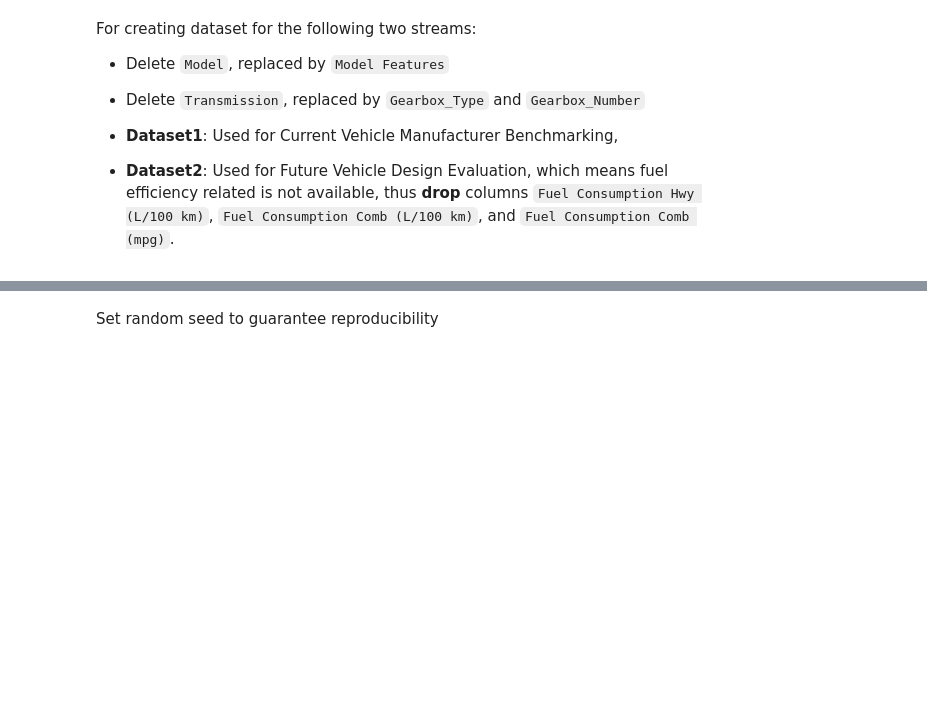
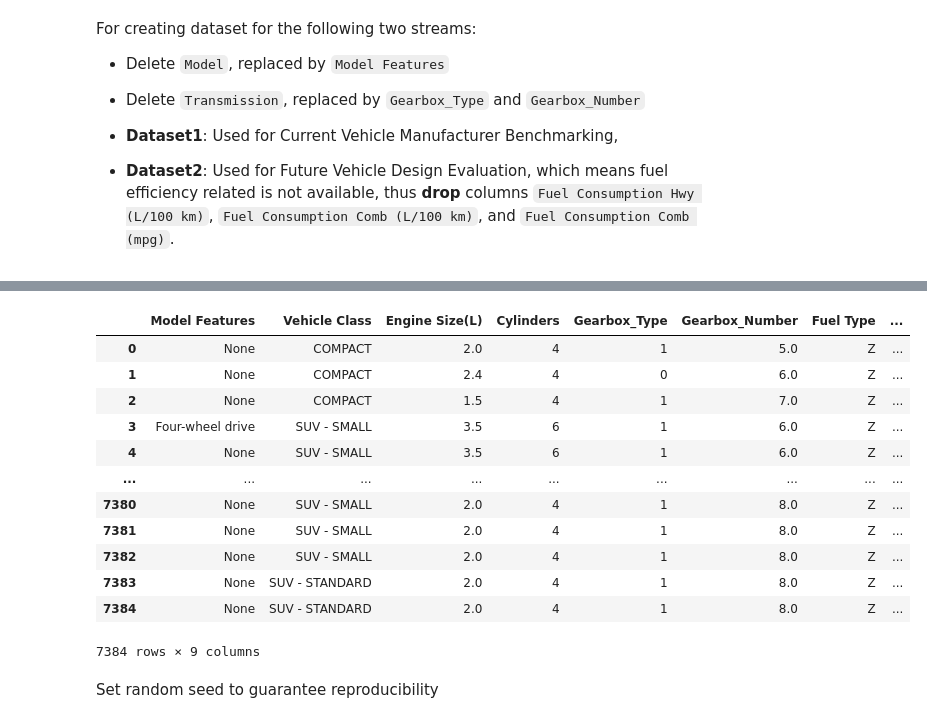
Before and after one commit to yixuan228/MSc_DE_GroupWork4, a Jupyter notebook: Scripts/Notebook1 Prepare Dataset.ipynb, the cells around one changed output, grey strips where cells are left out. Cells and saved outputs as stored; diff of their text form; code cells hidden in the pictures; blank space fills up the shorter version.

```diff
--- a/Scripts/Notebook1 Prepare Dataset.ipynb
+++ b/Scripts/Notebook1 Prepare Dataset.ipynb
@@ -157,3 +179,19 @@ dataset2 = df_co2[['Model Features', 'Vehicle Class', 'Engine Size(L)', 'Cylinde
+# %%
+dataset2
+# %% [output]
+|  | Model Features | Vehicle Class | Engine Size(L) | Cylinders | Gearbox_Type | Gearbox_Number | Fuel Type | ... |
+| 0 | None | COMPACT | 2.0 | 4 | 1 | 5.0 | Z | ... |
+| 1 | None | COMPACT | 2.4 | 4 | 0 | 6.0 | Z | ... |
+| 2 | None | COMPACT | 1.5 | 4 | 1 | 7.0 | Z | ... |
+| 3 | Four-wheel drive | SUV - SMALL | 3.5 | 6 | 1 | 6.0 | Z | ... |
+| 4 | None | SUV - SMALL | 3.5 | 6 | 1 | 6.0 | Z | ... |
+| ... | ... | ... | ... | ... | ... | ... | ... | ... |
+| 7380 | None | SUV - SMALL | 2.0 | 4 | 1 | 8.0 | Z | ... |
+| 7381 | None | SUV - SMALL | 2.0 | 4 | 1 | 8.0 | Z | ... |
+| 7382 | None | SUV - SMALL | 2.0 | 4 | 1 | 8.0 | Z | ... |
+| 7383 | None | SUV - STANDARD | 2.0 | 4 | 1 | 8.0 | Z | ... |
+| 7384 | None | SUV - STANDARD | 2.0 | 4 | 1 | 8.0 | Z | ... |
+7384 rows × 9 columns
 # %% [markdown]
 Set random seed to guarantee reproducibility
 # %%
```
Also changed, not shown: parts of 5 cells of this notebook, 10 other files.
